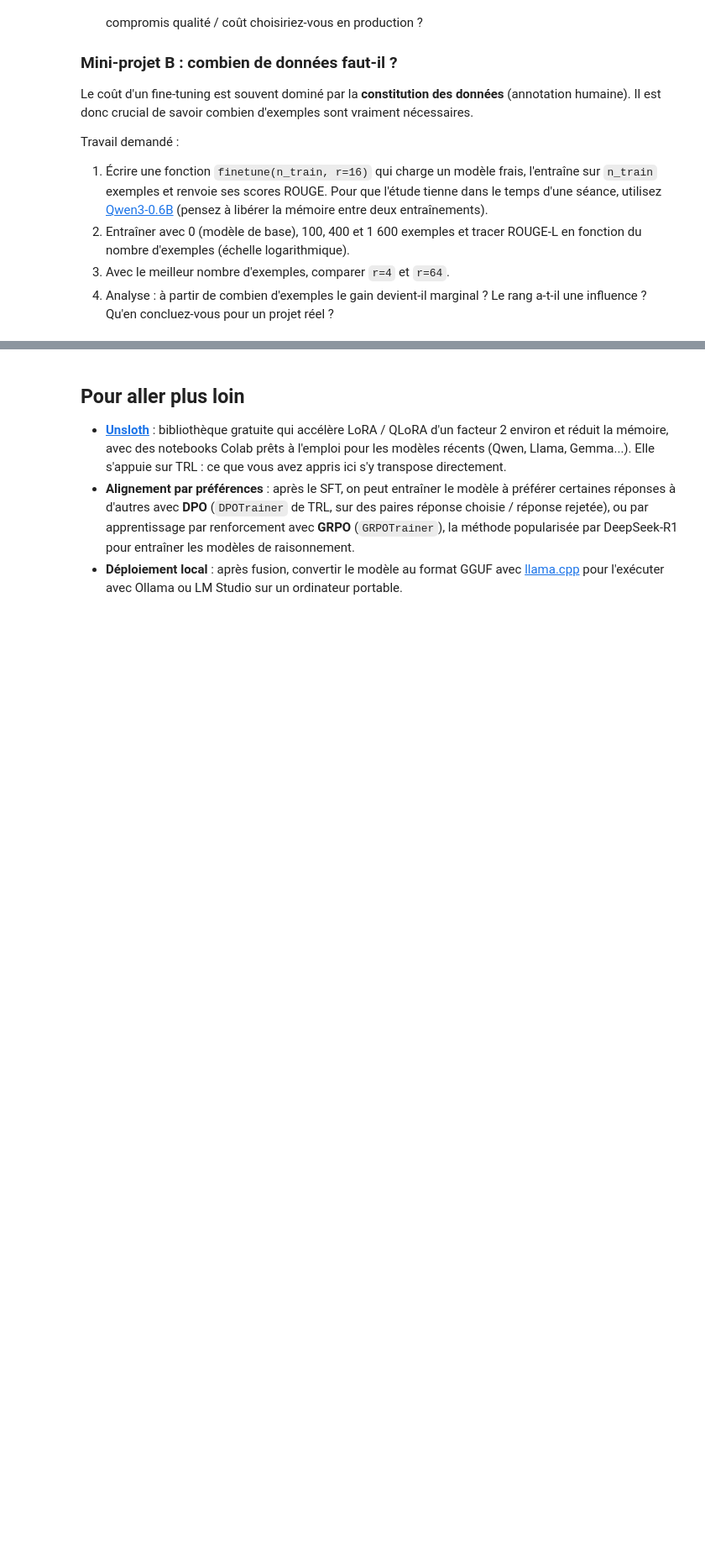
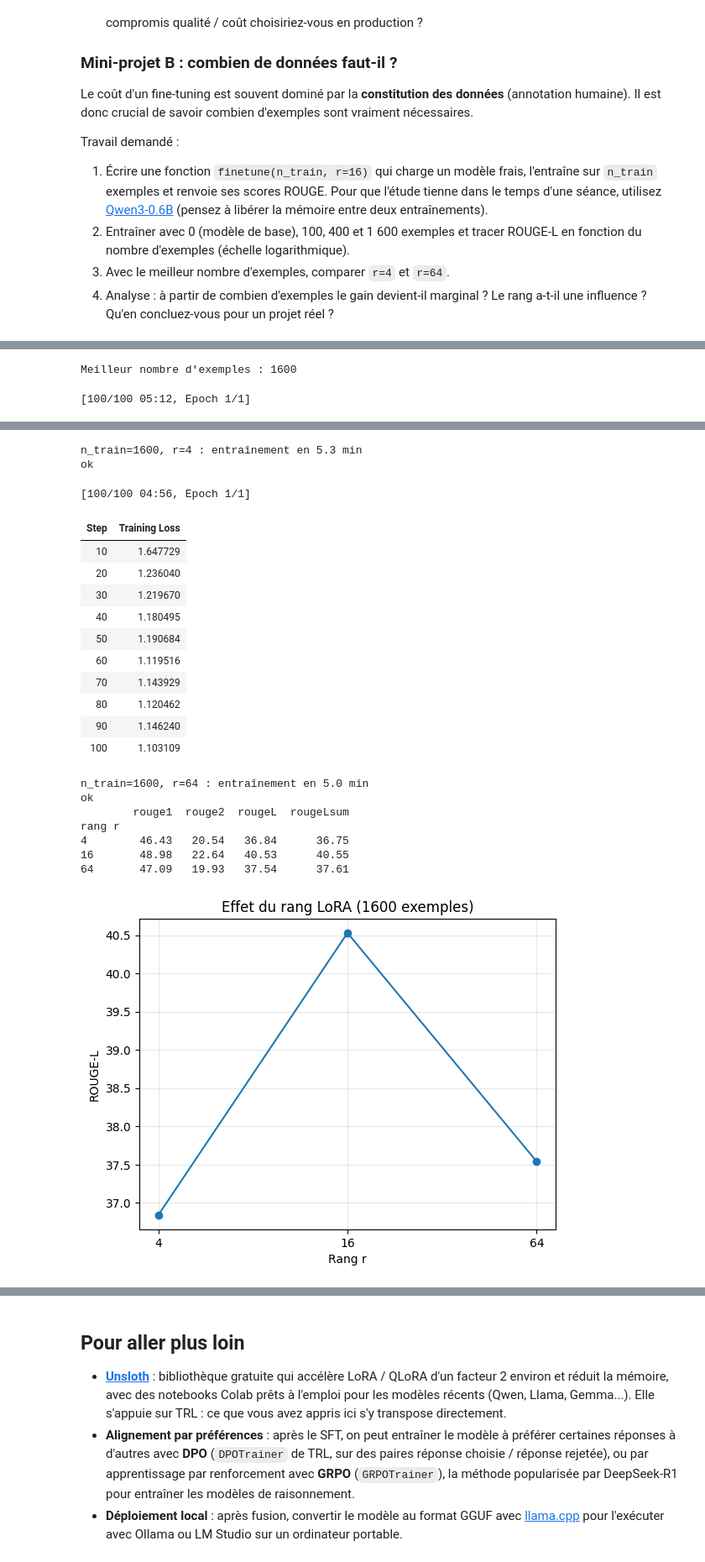
Before and after one commit to pierrebg18/tp-fine-tuning-student-version, a Jupyter notebook: tp-fine-tuning.ipynb, the cells around one changed output, grey strips where cells are left out. Shown at 84% size. Drawn from its saved outputs; the diff is of its cells as text; code cells hidden in the pictures; blank space fills up the shorter version.

```diff
--- a/tp-fine-tuning.ipynb
+++ b/tp-fine-tuning.ipynb
@@ -1059,0 +1194,25 @@ Travail demandé :
+# %%
+# Meilleur nombre d'exemples d'après l'étude précédente (ROUGE-L maximal)
+best_n = max(xs, key=lambda n: results[n]["rougeL"])
+print(f"Meilleur nombre d'exemples : {best_n}")
+
+# Comparaison de r=4 et r=64 (r=16 est déjà dans results)
+rank_results = {16: results[best_n]}
+for r in (4, 64):
+    rank_results[r] = finetune(best_n, r=r)
+
+df_rank = pd.DataFrame(rank_results).T.sort_index()
+df_rank.index.name = "rang r"
+print(df_rank)
+
+plt.plot(df_rank.index, df_rank["rougeL"], marker="o")
+plt.xscale("log", base=2)
+plt.xticks(df_rank.index, df_rank.index)
+plt.xlabel("Rang r")
+plt.ylabel("ROUGE-L")
+plt.title(f"Effet du rang LoRA ({best_n} exemples)")
+plt.grid(alpha=0.3)
+plt.show()
+# %% [output]
+Meilleur nombre d'exemples : 1600
+[100/100 05:12, Epoch 1/1]
@@ -1059,0 +1230,22 @@ Travail demandé :
+n_train=1600, r=4 : entraînement en 5.3 min
+ok
+[100/100 04:56, Epoch 1/1]
+| Step | Training Loss |
+| 10 | 1.647729 |
+| 20 | 1.236040 |
+| 30 | 1.219670 |
+| 40 | 1.180495 |
+| 50 | 1.190684 |
+| 60 | 1.119516 |
+| 70 | 1.143929 |
+| 80 | 1.120462 |
+| 90 | 1.146240 |
+| 100 | 1.103109 |
+n_train=1600, r=64 : entraînement en 5.0 min
+ok
+        rouge1  rouge2  rougeL  rougeLsum
+rang r
+4        46.43   20.54   36.84      36.75
+16       48.98   22.64   40.53      40.55
+64       47.09   19.93   37.54      37.61
+[figure, added]
```
Also changed, not shown: parts of 12 cells of this notebook.
